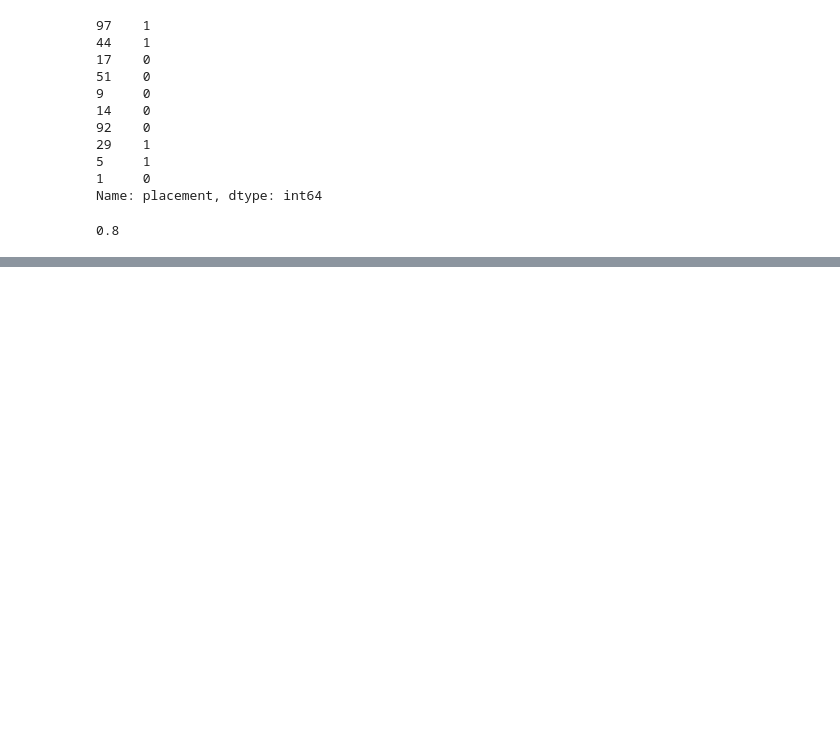
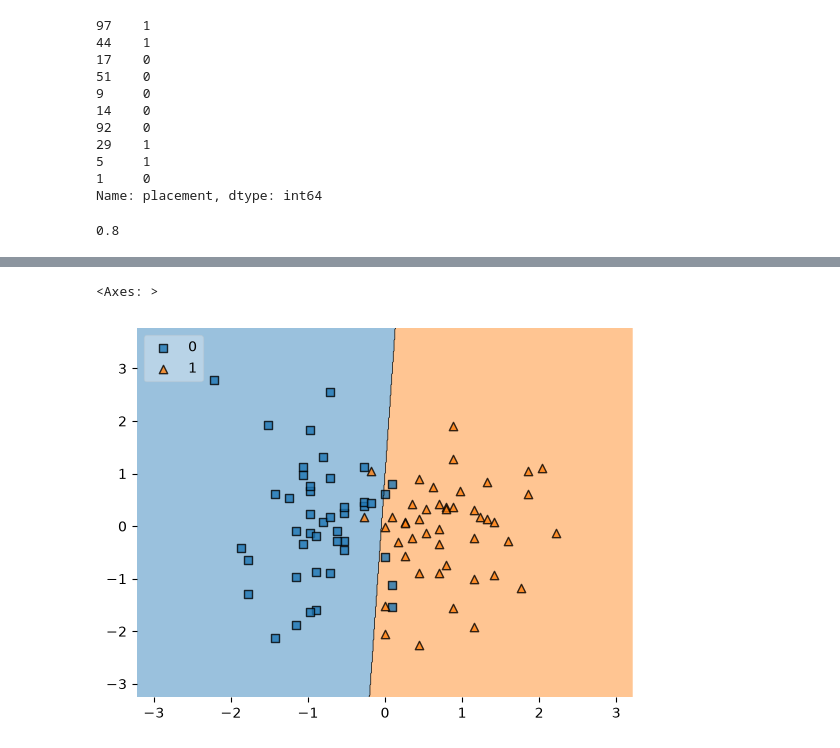
Before and after one commit to Sahilkhxn/Placement_Prediction_Model, a Jupyter notebook: data.ipynb, the cells around one changed output, grey strips where cells are left out. Drawn from its saved outputs; the diff is of its cells as text; code cells hidden in the pictures; blank space fills up the shorter version.

```diff
--- a/data.ipynb
+++ b/data.ipynb
@@ -206,0 +205,5 @@ ImportError: cannot import name 'plot_decisio' from 'mlxtend.plotting' (c:\Users
+# %%
+plot_decision_regions(x_train,y_train.values,clf=clf,legend=2)
+# %% [output]
+<Axes: >
+[figure, added]
```
Also changed, not shown: parts of 3 cells of this notebook.
